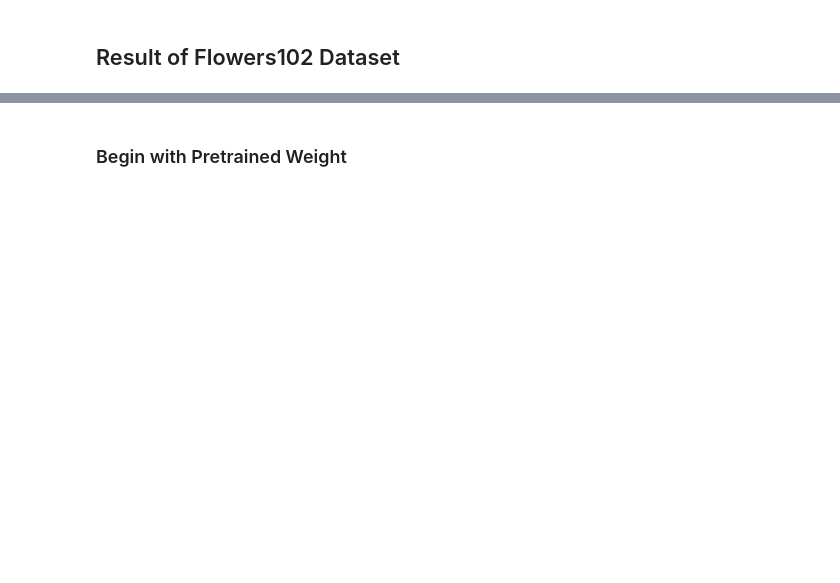
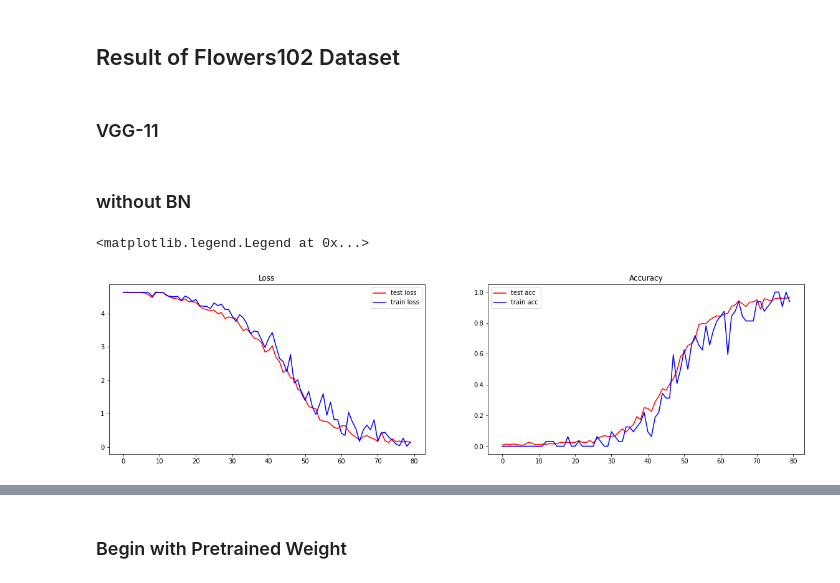
Before and after one commit to Kchanghun/Deeplearning_Basic, a Jupyter notebook: Torch/Model/VGGNet.ipynb, the cells around one changed output, grey strips where cells are left out. Saved outputs shown, nothing was run; the diff lists cells and outputs as text; code cells hidden in the pictures; blank space fills up the shorter version.

Commit message:
success train VGGNet on FLower102 dataset

```diff
--- a/Torch/Model/VGGNet.ipynb
+++ b/Torch/Model/VGGNet.ipynb
@@ -250,10 +250,10 @@ Sequential(
 # %% [markdown]
 # Train
 # %%
-learning_rate = 0.1
+learning_rate = 0.02
 epochs = 80
 loss_fn = nn.CrossEntropyLoss()
-optimizer = torch.optim.SGD(non_pretrained_model.parameters(),lr=learning_rate,momentum=0.9,weight_decay=0.0001)
+optimizer = torch.optim.SGD(non_pretrained_model.parameters(),lr=learning_rate,momentum=0.9,weight_decay=0.0005)
 # %%
 train_acc, train_loss = [],[]
 test_acc, test_loss = [],[]
@@ -289,7 +289,7 @@ test_acc = checkpoint['test_acc']
 train_loss = checkpoint['train_loss']
 test_loss = checkpoint['test_loss']
 # %%
-for t in range(epochs):
+for t in range(58):
     print(f'epoch {t+1}')
     tr_acc, tr_loss = train_loop(True,'GPU',train_dataloader,non_pretrained_model,loss_fn,optimizer)
     te_acc, te_loss = test_loop(False, 'GPU',test_dataloader, non_pretrained_model, loss_fn)
@@ -330,2 +330,21 @@ test  loss: 4.625208, test acc: 0.98
 # %% [markdown]
 ## Result of Flowers102 Dataset
+# %% [markdown]
+### VGG-11
+# %% [markdown]
+### without BN
+# %%
+fig = plt.figure(figsize=(20,5))
+ax = fig.add_subplot(1,2,1)
+ax.set_title('Loss')
+ax.plot(test_loss,'-r',label='test loss')
+ax.plot(train_loss,'-b',label='train loss')
+ax.legend()
+ax = fig.add_subplot(1,2,2)
+ax.set_title('Accuracy')
+ax.plot(test_acc,'-r',label='test acc')
+ax.plot(train_acc,'-b',label='train acc')
+ax.legend()
+# %% [output]
+<matplotlib.legend.Legend at 0x...>
+[figure, added]
```
Also changed, not shown: parts of 10 cells of this notebook.
